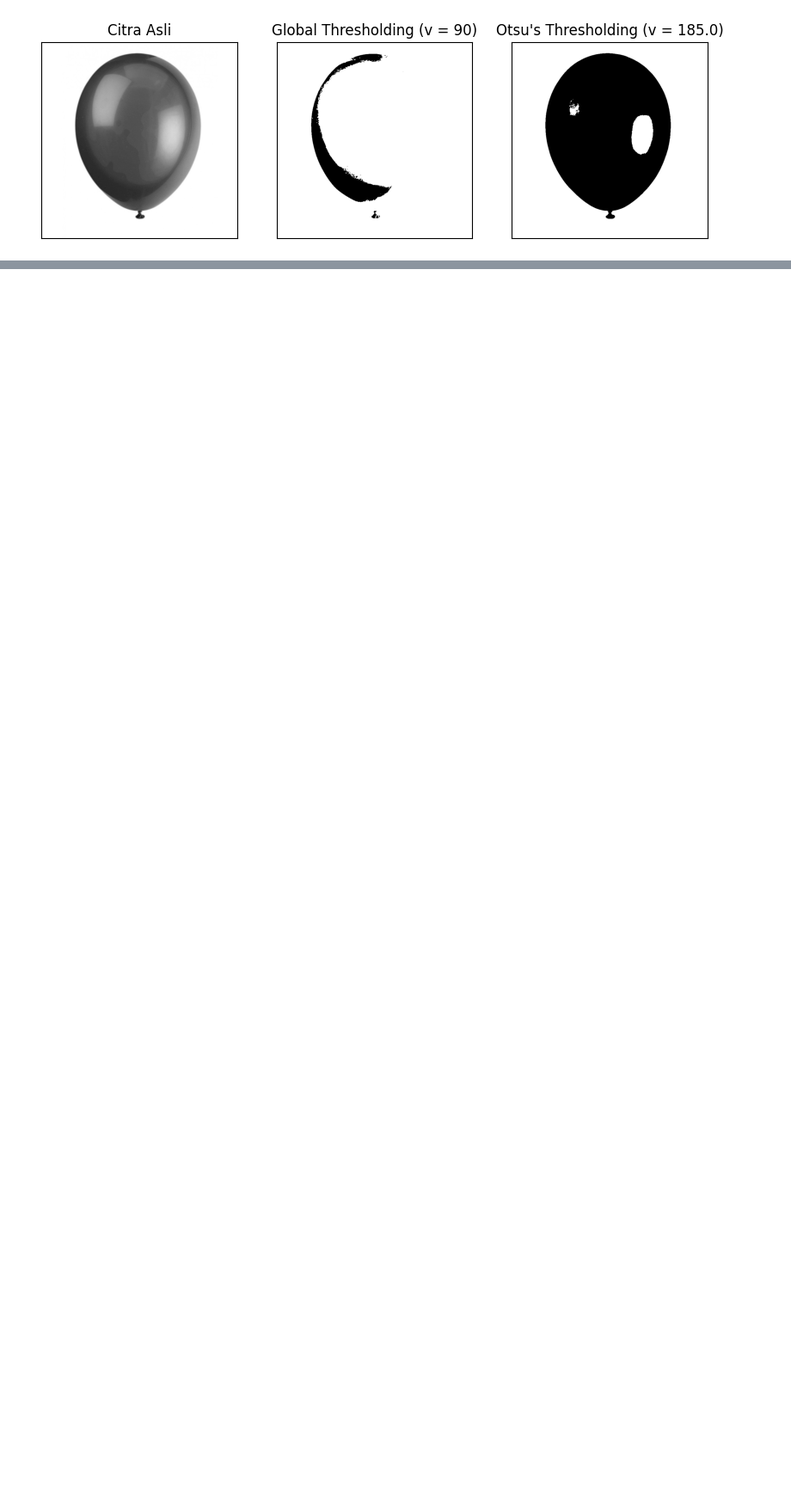
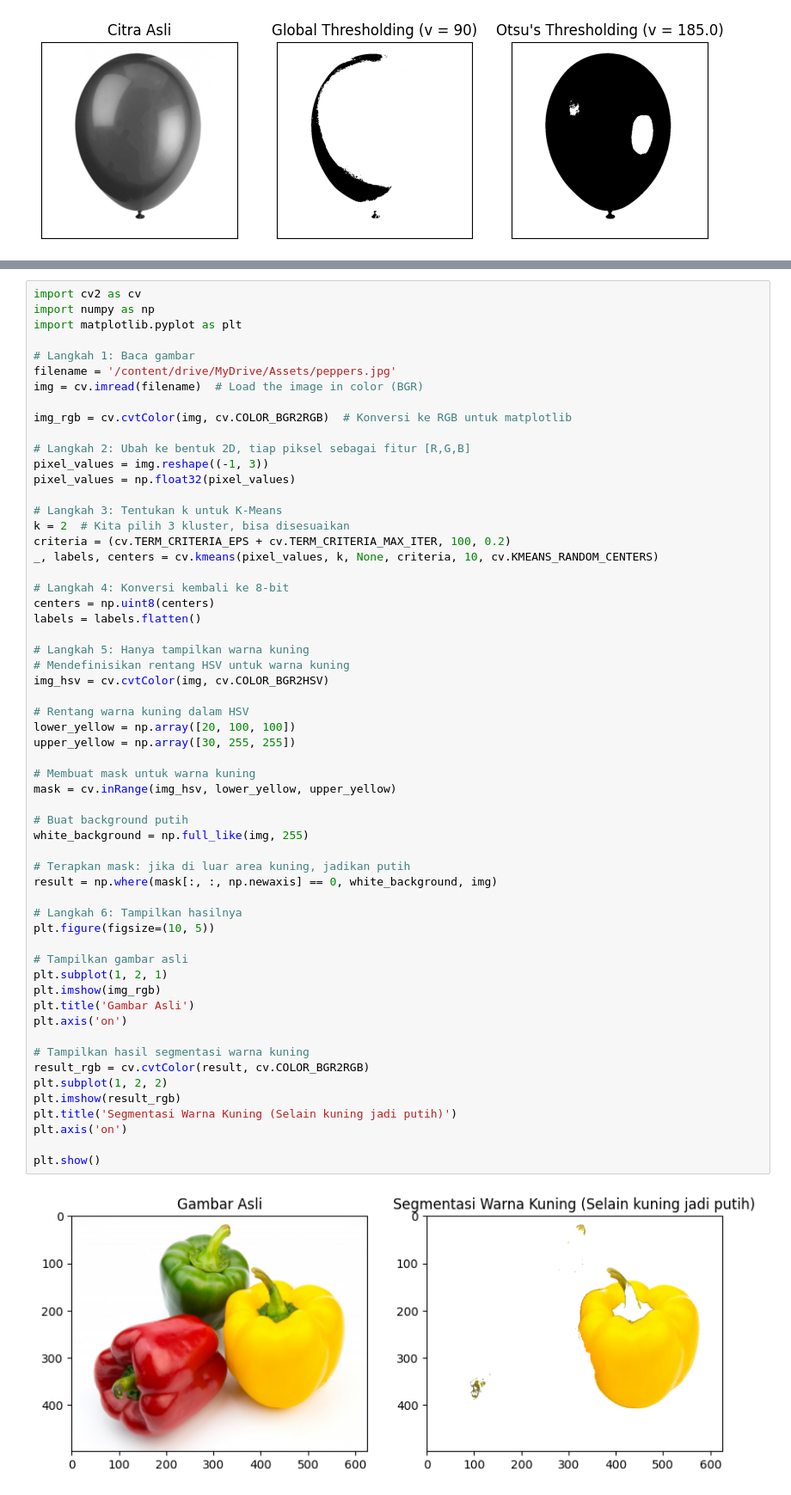
Before and after one commit to ashdiqqi/PCVK_Ganjil_2024, a Jupyter notebook: Week10.ipynb, the cells around one changed output, grey strips where cells are left out. Shown at 86% size. Drawn from its saved outputs; the diff is of its cells as text; blank space fills up the shorter version.

```diff
--- a/Week10.ipynb
+++ b/Week10.ipynb
@@ -104,0 +171,60 @@ plt.show()
+# %%
+import cv2 as cv
+import numpy as np
+import matplotlib.pyplot as plt
+
+# Langkah 1: Baca gambar
+filename = '/content/drive/MyDrive/Assets/peppers.jpg'
+img = cv.imread(filename)  # Load the image in color (BGR)
+
+img_rgb = cv.cvtColor(img, cv.COLOR_BGR2RGB)  # Konversi ke RGB untuk matplotlib
+
+# Langkah 2: Ubah ke bentuk 2D, tiap piksel sebagai fitur [R,G,B]
+pixel_values = img.reshape((-1, 3))
+pixel_values = np.float32(pixel_values)
+
+# Langkah 3: Tentukan k untuk K-Means
+k = 2  # Kita pilih 3 kluster, bisa disesuaikan
+criteria = (cv.TERM_CRITERIA_EPS + cv.TERM_CRITERIA_MAX_ITER, 100, 0.2)
+_, labels, centers = cv.kmeans(pixel_values, k, None, criteria, 10, cv.KMEANS_RANDOM_CENTERS)
+
+# Langkah 4: Konversi kembali ke 8-bit
+centers = np.uint8(centers)
+labels = labels.flatten()
+
+# Langkah 5: Hanya tampilkan warna kuning
+# Mendefinisikan rentang HSV untuk warna kuning
+img_hsv = cv.cvtColor(img, cv.COLOR_BGR2HSV)
+
+# Rentang warna kuning dalam HSV
+lower_yellow = np.array([20, 100, 100])
+upper_yellow = np.array([30, 255, 255])
+
+# Membuat mask untuk warna kuning
+mask = cv.inRange(img_hsv, lower_yellow, upper_yellow)
+
+# Buat background putih
+white_background = np.full_like(img, 255)
+
+# Terapkan mask: jika di luar area kuning, jadikan putih
+result = np.where(mask[:, :, np.newaxis] == 0, white_background, img)
+
+# Langkah 6: Tampilkan hasilnya
+plt.figure(figsize=(10, 5))
+
+# Tampilkan gambar asli
+plt.subplot(1, 2, 1)
+plt.imshow(img_rgb)
+plt.title('Gambar Asli')
+plt.axis('on')
+
+# Tampilkan hasil segmentasi warna kuning
+result_rgb = cv.cvtColor(result, cv.COLOR_BGR2RGB)
+plt.subplot(1, 2, 2)
+plt.imshow(result_rgb)
+plt.title('Segmentasi Warna Kuning (Selain kuning jadi putih)')
+plt.axis('on')
+
+plt.show()
+# %% [output]
+[figure, added]
```
Also changed, not shown: parts of 1 cell of this notebook.
